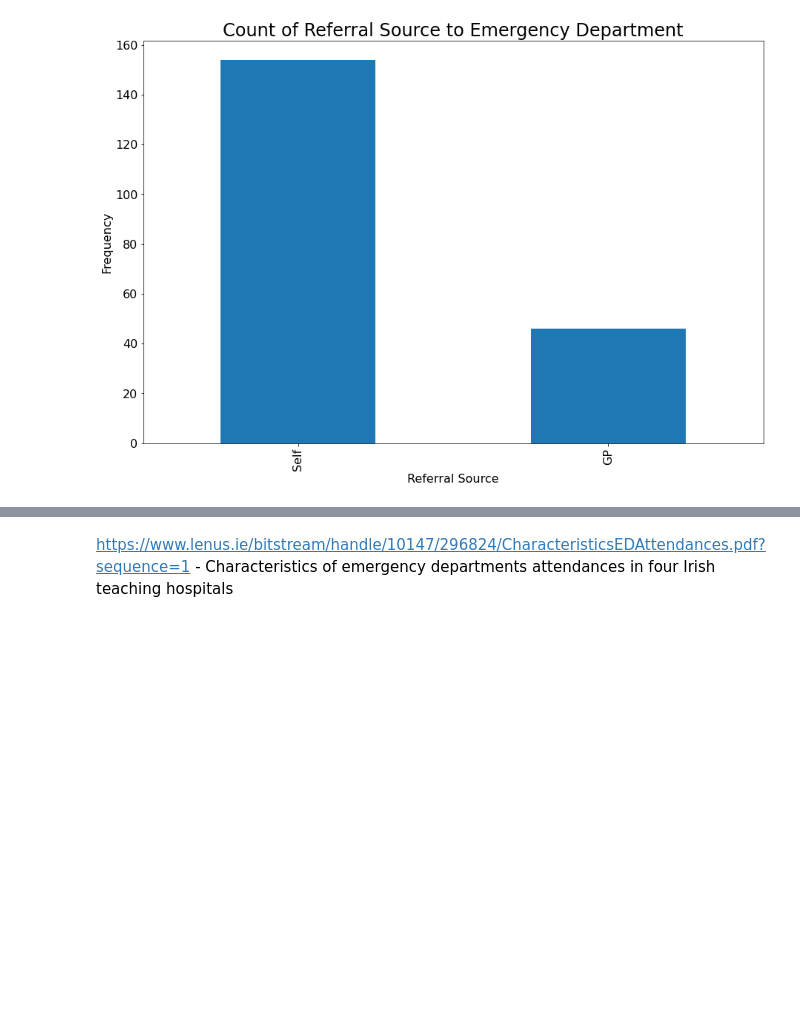
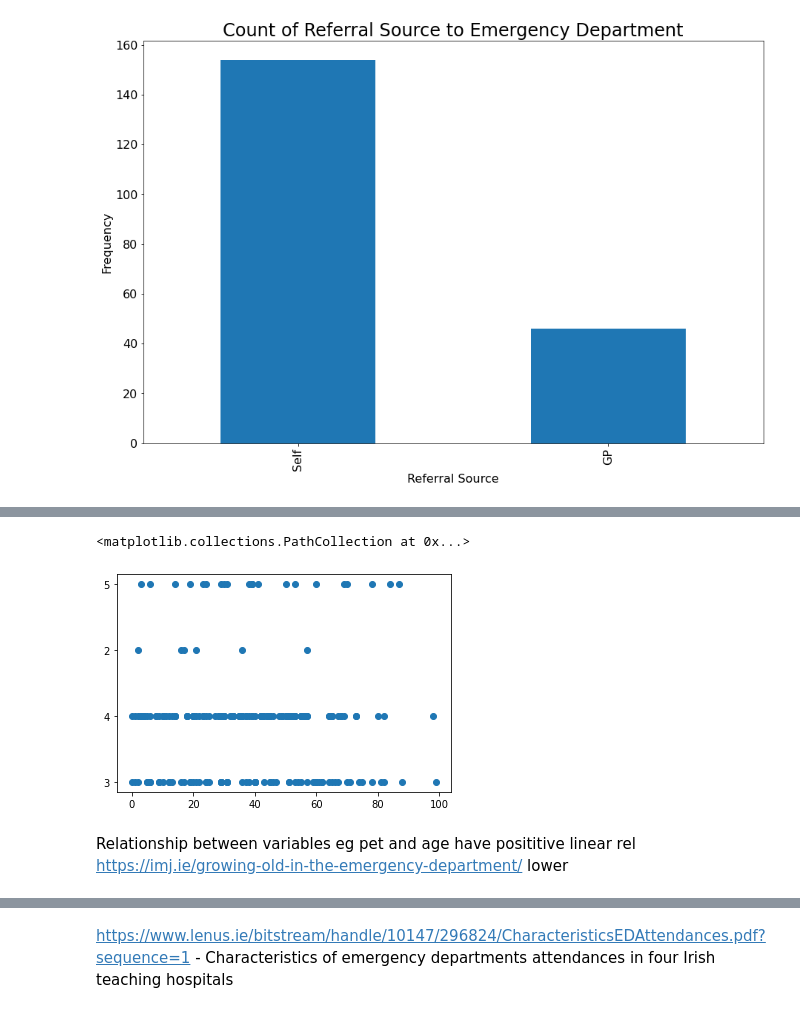
Before and after one commit to fionnmccarthy/Prog_DA_Project, a Jupyter notebook: real_world_phenomenon .ipynb, the cells around one changed output, grey strips where cells are left out. Drawn from its saved outputs; the diff is of its cells as text; code cells hidden in the pictures; blank space fills up the shorter version.

```diff
--- a/real_world_phenomenon .ipynb
+++ b/real_world_phenomenon .ipynb
@@ -277,0 +320,3 @@ PET compliance https://www.imo.ie/news-media/publications/Compliance-PP.pdf
+# %%
+df = age_df.join(triage_df)
+df
@@ -277,0 +337,9 @@ PET compliance https://www.imo.ie/news-media/publications/Compliance-PP.pdf
+# %%
+plt.scatter(df['age'], df['triage_category'])
+# %% [output]
+<matplotlib.collections.PathCollection at 0x...>
+[figure, added]
+# %% [markdown]
+Relationship between variables eg
+pet and age have posititive linear rel https://imj.ie/growing-old-in-the-emergency-department/
+lower
```
Also changed, not shown: parts of 16 cells of this notebook, 2 other files.
